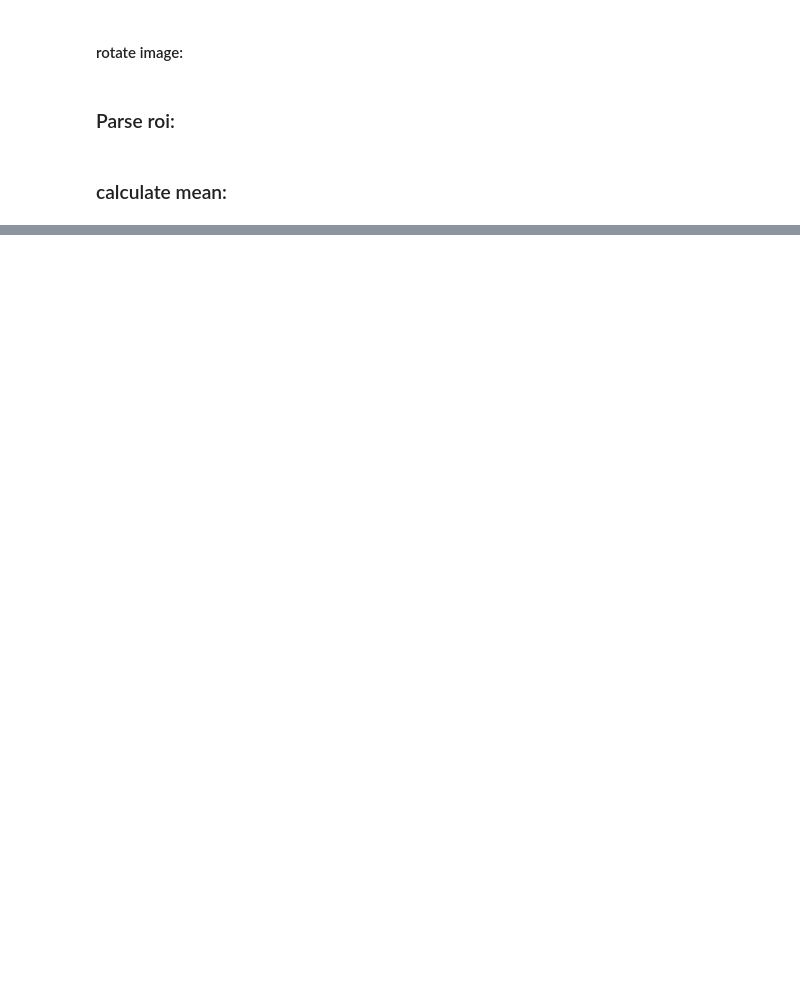
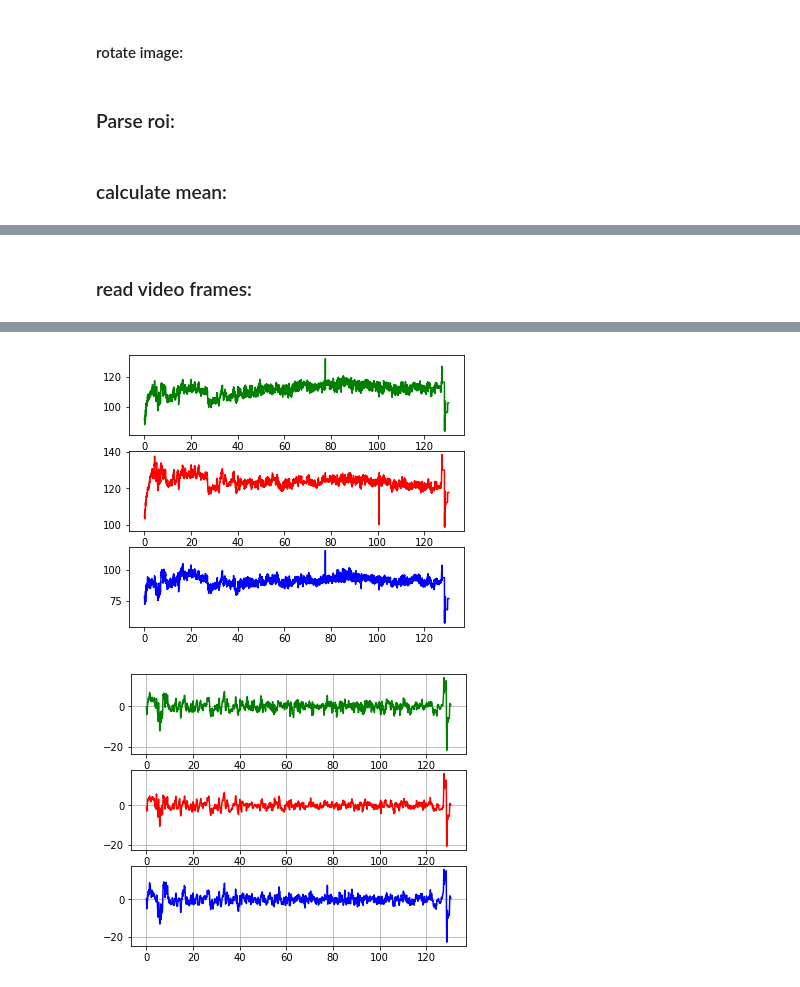
Before and after one commit to eyalgolan/KOIOS, a Jupyter notebook: basic_implementation.ipynb, the cells around one changed output, grey strips where cells are left out. Saved outputs shown, nothing was run; the diff lists cells and outputs as text; code cells hidden in the pictures; blank space fills up the shorter version.

```diff
--- a/basic_implementation.ipynb
+++ b/basic_implementation.ipynb
@@ -118,21 +120,3 @@ def parse_RGB(image, vidcap, greens, reds, blues, frame_number):
     reds[0, frame_number] = np.mean(red)
     success, image = vidcap.read()
     return success, image
-
-
-# %% md
-
-### Butter filter:
-
-# %%s
-def apply_butter_filter(sig,fs):
-    """
-    Filter signal using Butter filter method.
-    :param sig: is the signal to be filtered
-    :return: the filtered signal
-    """
-    fc = np.array([0.1,4])
-    wn =2*fc/fs
-    b, a = signal.butter(4, wn, btype='bandpass')
-    filt = signal.lfilter(b, a, sig)
-    return filt
@@ -206,7 +151,7 @@ dir = "perry-all-2"
 
 def plot_result(greens, reds, blues, x_value, title=""):
     logging.info("Plotting results ..." + title)
-    x_value = x_value.reshape(1, 179)
+    x_value = x_value.reshape(1, x_value.shape[0])
     r = reds.tolist()[0]
     b = blues.tolist()[0]
     g = greens.tolist()[0]
@@ -364,0 +296,37 @@ logging.info("Finished parsing the video.")
+# %% [markdown]
+### read video frames:
+# %%
+
+plot_result(greens, reds, blues, x_value, "All 3 channels")
+
+def apply_butter_filter(sig,fs):
+    """
+    Filter signal using Butter filter method.
+    :param sig: is the signal to be filtered
+    :return: the filtered signal
+    """
+    logging.info("Applying butter filter...")
+    fc = np.array([0.1,4])
+    wn =2 * fc /fs
+    b,a = signal.butter(6,wn,btype='bandpass',analog = False)
+    filt = signal.filtfilt(b,a,sig)
+    return filt
+
+
+greens_buttered = apply_butter_filter(greens,fs=fps)
+blues_buttered = apply_butter_filter(blues,fs=fps)
+reds_buttered = apply_butter_filter(reds,fs=fps)
+plt.figure(figsize=(6, 5))
+plt.title("Buttered band pass")
+plt.subplot(3,1,1)
+plt.plot(x_value.tolist(), greens_buttered.tolist()[0], color="green")
+plt.grid(True)
+plt.subplot(3,1,2)
+plt.plot(x_value.tolist(), reds_buttered.tolist()[0], color="red")
+plt.grid(True)
+plt.subplot(3,1,3)
+plt.plot(x_value.tolist(), blues_buttered.tolist()[0], color="blue")
+plt.grid(True)
+plt.show()
+logging.info("Finished parsing the video.")
+# %% [output]
@@ -364,0 +339,2 @@ logging.info("Finished parsing the video.")
+[figure, added]
+[figure, added]
```
Also changed, not shown: parts of 9 cells of this notebook.
